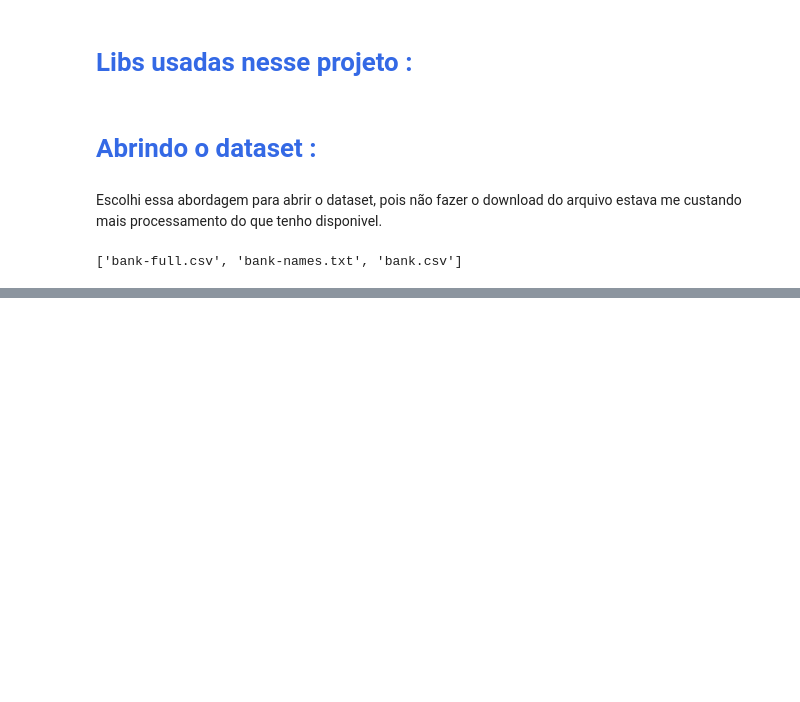
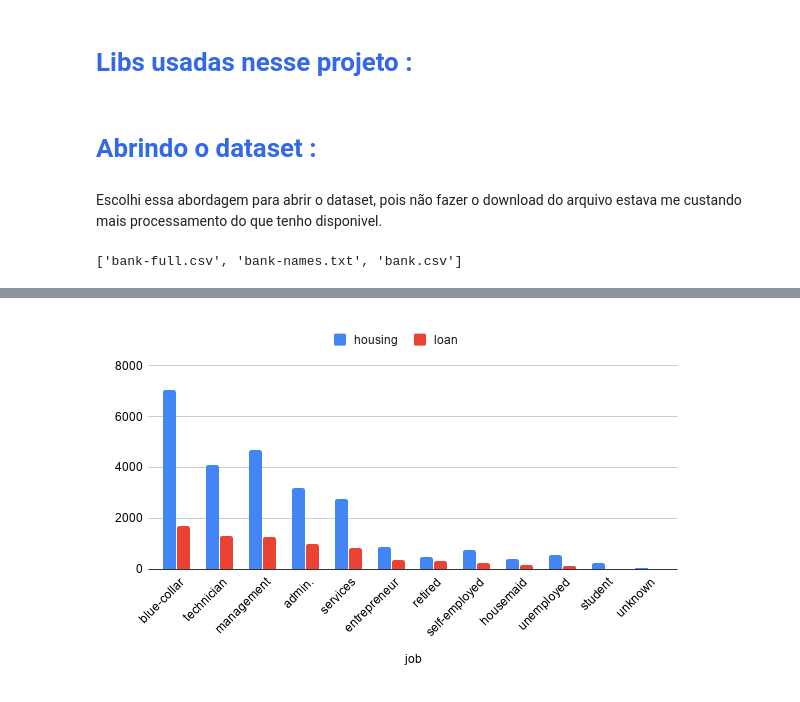
Before and after one commit to carollmbg/Semantix, a Jupyter notebook: Semantix.ipynb, the cells around one changed output, grey strips where cells are left out. Saved outputs shown, nothing was run; the diff lists cells and outputs as text; code cells hidden in the pictures; blank space fills up the shorter version.

```diff
--- a/Semantix.ipynb
+++ b/Semantix.ipynb
@@ -22,0 +99,5 @@ z.namelist()
+# %%
+from IPython.display import Image
+Image(filename='chart.png')
+# %% [output]
+[figure, added]
```
Also changed, not shown: parts of 14 cells of this notebook, 1 other file.
